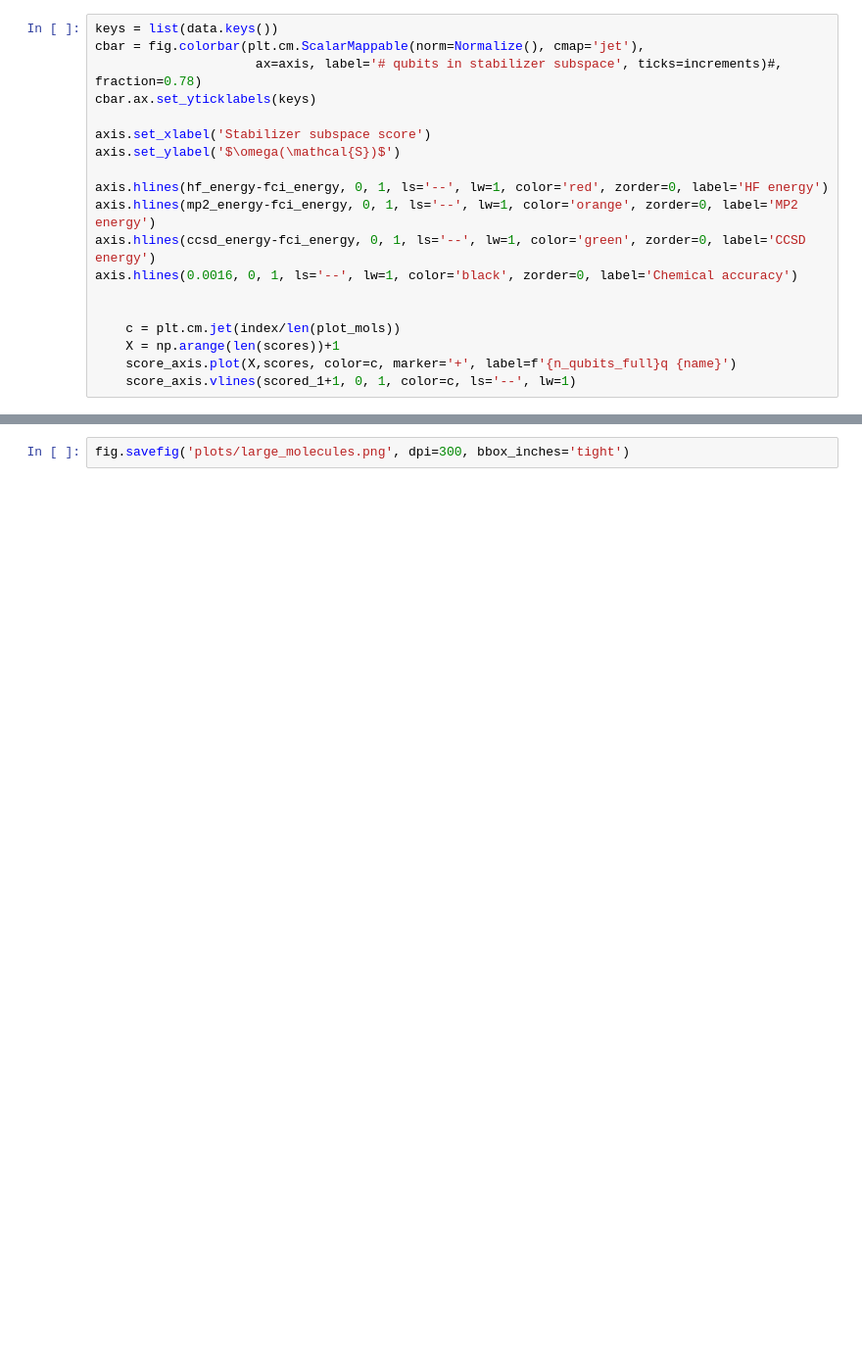
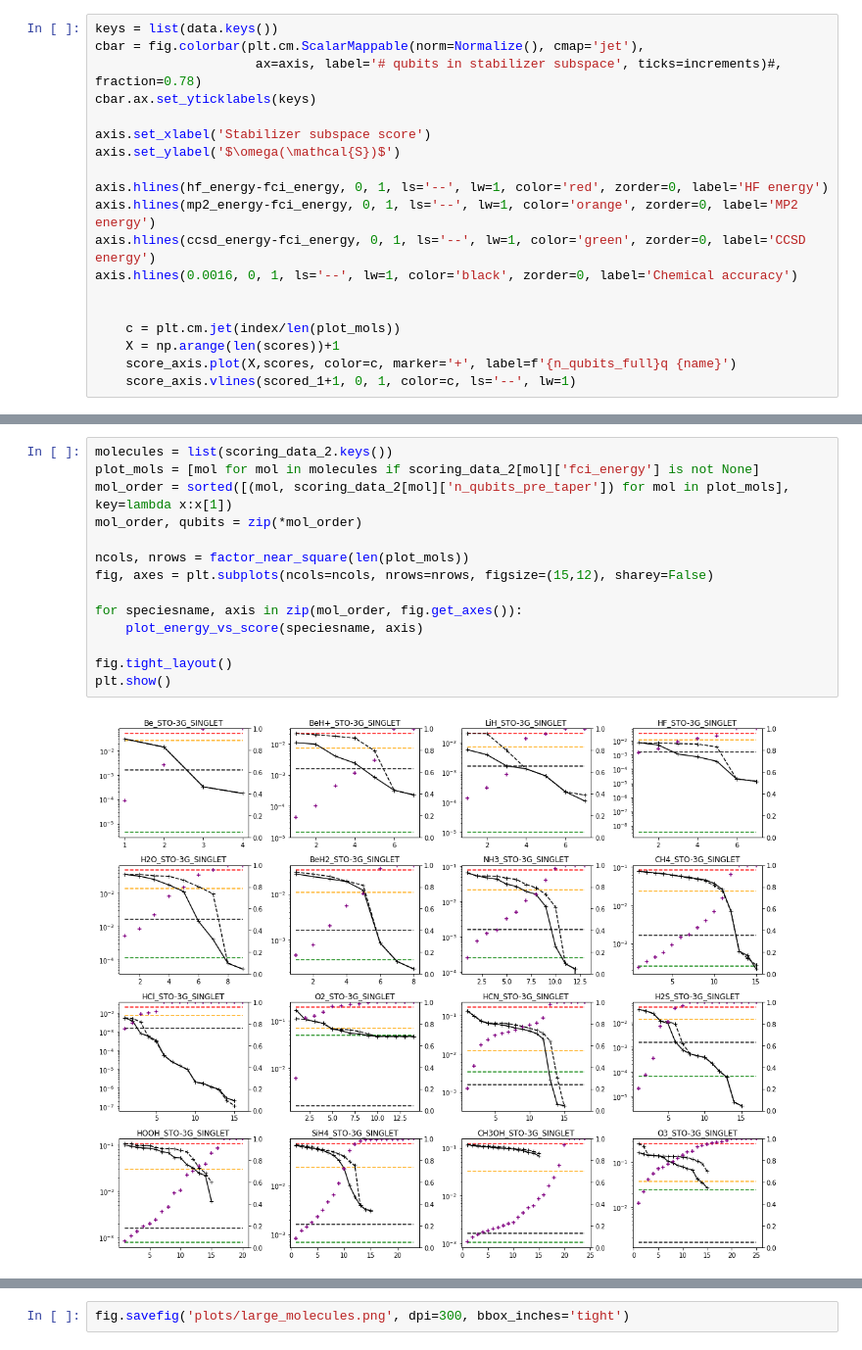
Before and after one commit to UCL-CCS/symmer, a Jupyter notebook: notebooks/plot_stabilizer_results.ipynb, the cells around one changed output, grey strips where cells are left out. Shown at 98% size. Saved outputs shown, nothing was run; the diff lists cells and outputs as text; blank space fills up the shorter version.

```diff
--- a/notebooks/plot_stabilizer_results.ipynb
+++ b/notebooks/plot_stabilizer_results.ipynb
@@ -243,0 +172,16 @@ axis.hlines(0.0016, 0, 1, ls='--', lw=1, color='black', zorder=0, label='Chemica
+# %%
+molecules = list(scoring_data_2.keys())
+plot_mols = [mol for mol in molecules if scoring_data_2[mol]['fci_energy'] is not None]
+mol_order = sorted([(mol, scoring_data_2[mol]['n_qubits_pre_taper']) for mol in plot_mols], key=lambda x:x[1])
+mol_order, qubits = zip(*mol_order)
+
+ncols, nrows = factor_near_square(len(plot_mols))
+fig, axes = plt.subplots(ncols=ncols, nrows=nrows, figsize=(15,12), sharey=False)
+
+for speciesname, axis in zip(mol_order, fig.get_axes()):
+    plot_energy_vs_score(speciesname, axis)
+
+fig.tight_layout()
+plt.show()
+# %% [output]
+[figure, added]
```
Also changed, not shown: parts of 13 cells of this notebook, 4 other files.
